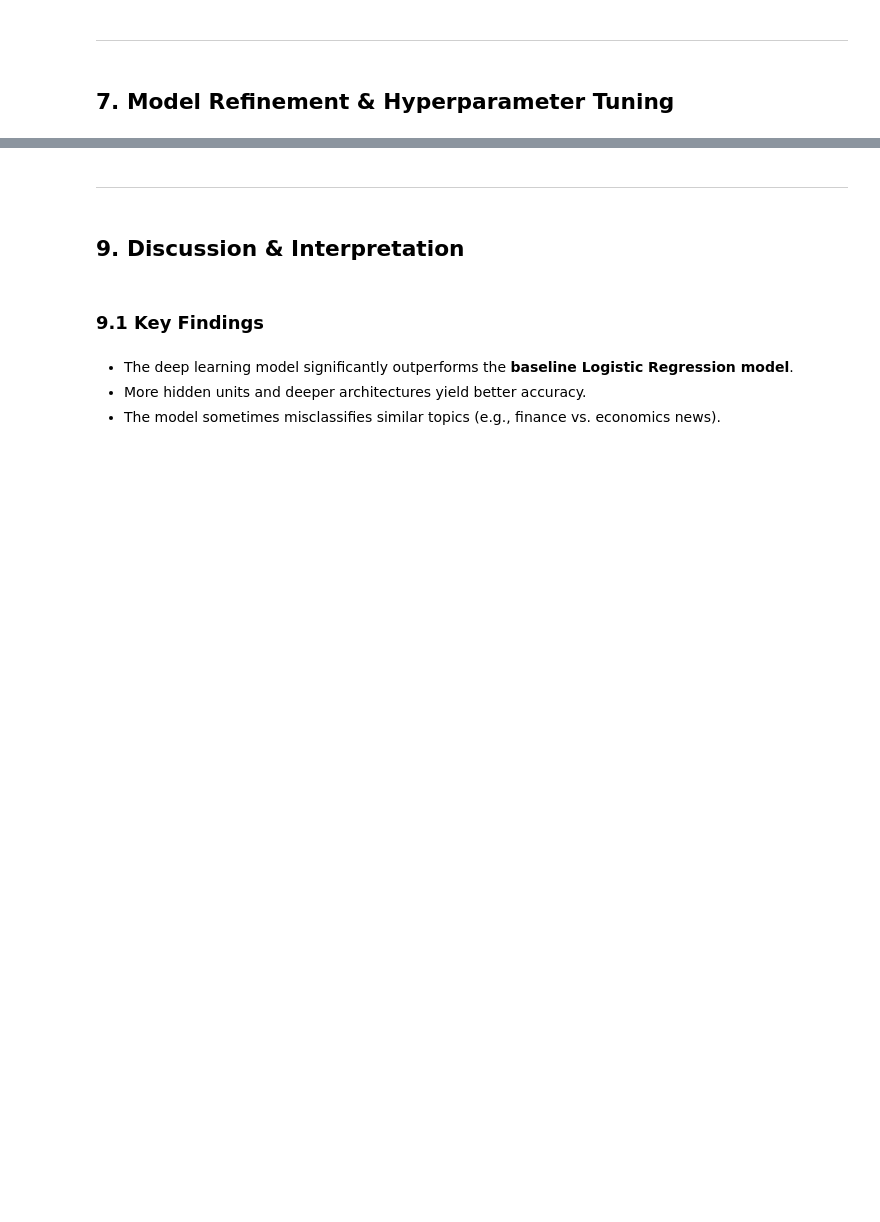
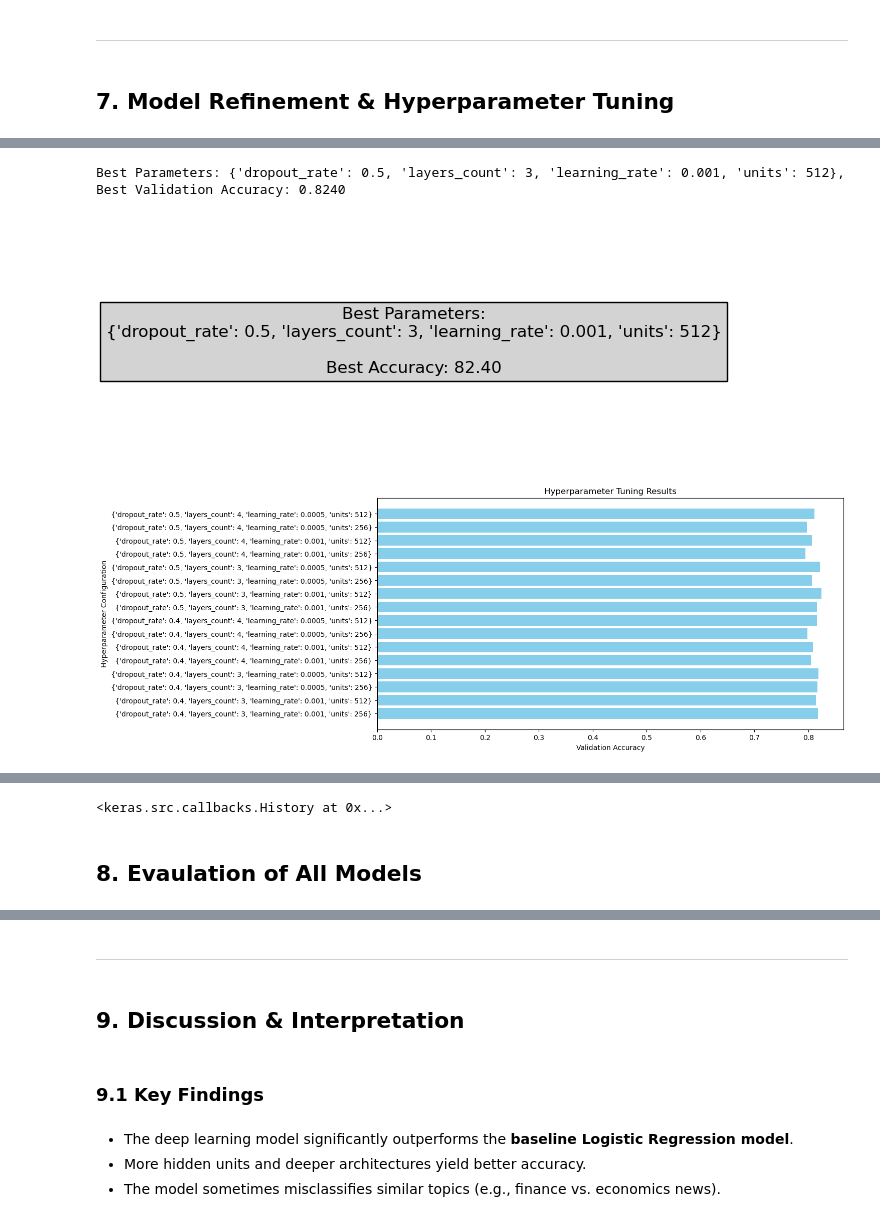
Before and after one commit to zayLatt25/mlnn-finals, a Jupyter notebook: mlnnFinals.ipynb, the cells around one changed output, grey strips where cells are left out. Cells and saved outputs as stored; diff of their text form; code cells hidden in the pictures; blank space fills up the shorter version.

```diff
--- a/mlnnFinals.ipynb
+++ b/mlnnFinals.ipynb
@@ -359,0 +460,14 @@ Test accuracy: 0.7871772050857544
+# %%
+# {Original Code}
+def build_model(units=64, layers_count=2, dropout_rate=0.3, learning_rate=0.001):
+    model = keras.Sequential()
+    model.add(layers.Dense(units, activation='relu', input_shape=(num_words,)))
+    for _ in range(layers_count - 1):
+        model.add(layers.Dense(units, activation='relu'))
+        model.add(layers.Dropout(dropout_rate))
+    model.add(layers.Dense(num_classes, activation='softmax'))
+
+    model.compile(optimizer=keras.optimizers.legacy.Adam(learning_rate=learning_rate),
+                  loss='categorical_crossentropy',
+                  metrics=['accuracy'])
+    return model
@@ -359,0 +519,21 @@ Test accuracy: 0.7871772050857544
+# %%
+# {Original Code}
+# Define hyperparameter search space
+param_grid = {
+    'units': [256, 512],
+    'layers_count': [3, 4],
+    'dropout_rate': [0.4, 0.5],
+    'learning_rate': [0.001, 0.0005]
+}
+
+# Run hyperparameter tuning
+best_model, best_params = tune_hyperparameters(param_grid, partial_x_train, partial_y_train, x_val, y_val)
+
+# Train final model with best parameters
+final_model = build_model(**best_params)
+early_stopping = EarlyStopping(monitor='val_loss', patience=5, restore_best_weights=True)
+final_model.fit(partial_x_train, partial_y_train, epochs=50, batch_size=512, validation_data=(x_val, y_val), callbacks=[early_stopping])
+# %% [output]
+Best Parameters: {'dropout_rate': 0.5, 'layers_count': 3, 'learning_rate': 0.001, 'units': 512}, Best Validation Accuracy: 0.8240
+[figure, added]
+[figure, added]
@@ -359,0 +560,3 @@ Test accuracy: 0.7871772050857544
+<keras.src.callbacks.History at 0x...>
+# %% [markdown]
+## **8. Evaulation of All Models**
```
Also changed, not shown: parts of 52 cells of this notebook.
